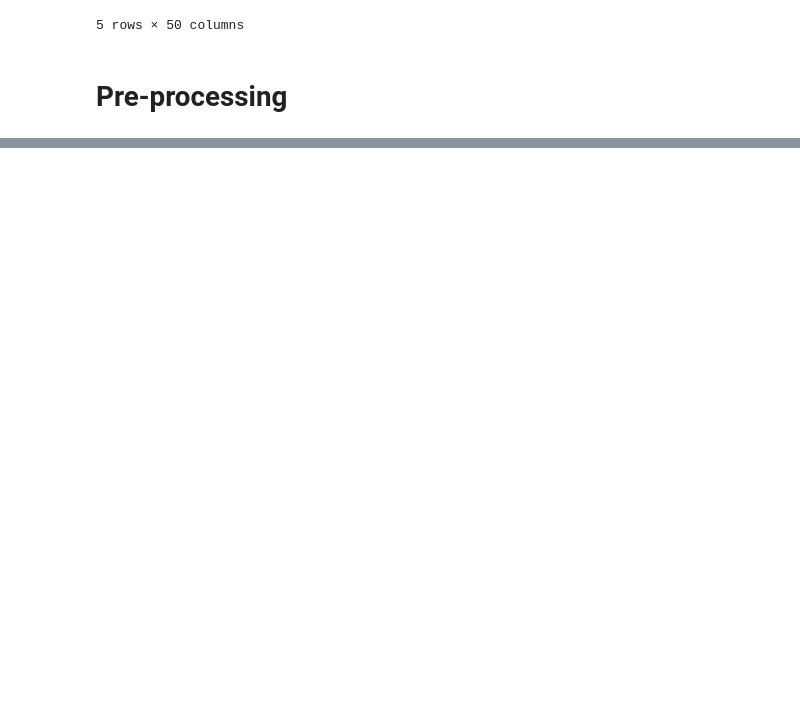
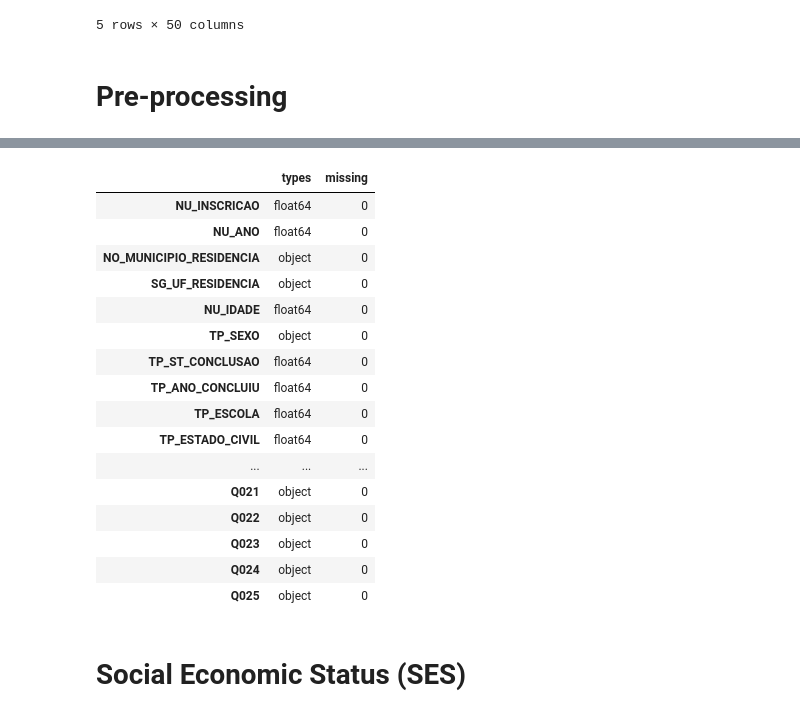
Before and after one commit to Chrystinne/enem, a Jupyter notebook: notebooks/enem_integration.ipynb, the cells around one changed output, grey strips where cells are left out. Cells and saved outputs as stored; diff of their text form; code cells hidden in the pictures; blank space fills up the shorter version.

```diff
--- a/notebooks/enem_integration.ipynb
+++ b/notebooks/enem_integration.ipynb
@@ -39,13 +22,5 @@ cols_used = ['NU_INSCRICAO', 'NU_ANO', 'NO_MUNICIPIO_RESIDENCIA', 'SG_UF_RESIDEN
              'Q023', 'Q024', 'Q025']
 # %%
 years = [2015, 2016, 2017, 2018, 2019]
-# %%
-def union_datas(years, cols):
-    df_final = load_data_year(years[0], cols)
-    for y in years[1:]:
-        df_final = dd.concat([df_final, load_data_year(y, cols)])
-    return df_final
 # %%
-%%time
-
-df_union = union_datas(years, cols_used)
+df_enem = union_datas(years, cols_used)
@@ -455,0 +59,24 @@ df_parquet.head()
+# %%
+df_enem = df_enem.dropna()
+# %%
+info_sum_isna(df_enem)
+# %% [output]
+|  | types | missing |
+| NU_INSCRICAO | float64 | 0 |
+| NU_ANO | float64 | 0 |
+| NO_MUNICIPIO_RESIDENCIA | object | 0 |
+| SG_UF_RESIDENCIA | object | 0 |
+| NU_IDADE | float64 | 0 |
+| TP_SEXO | object | 0 |
+| TP_ST_CONCLUSAO | float64 | 0 |
+| TP_ANO_CONCLUIU | float64 | 0 |
+| TP_ESCOLA | float64 | 0 |
+| TP_ESTADO_CIVIL | float64 | 0 |
+| ... | ... | ... |
+| Q021 | object | 0 |
+| Q022 | object | 0 |
+| Q023 | object | 0 |
+| Q024 | object | 0 |
+| Q025 | object | 0 |
+# %% [markdown]
+# Social Economic Status (SES)
```
Also changed, not shown: parts of 74 cells of this notebook, 2 other files.
